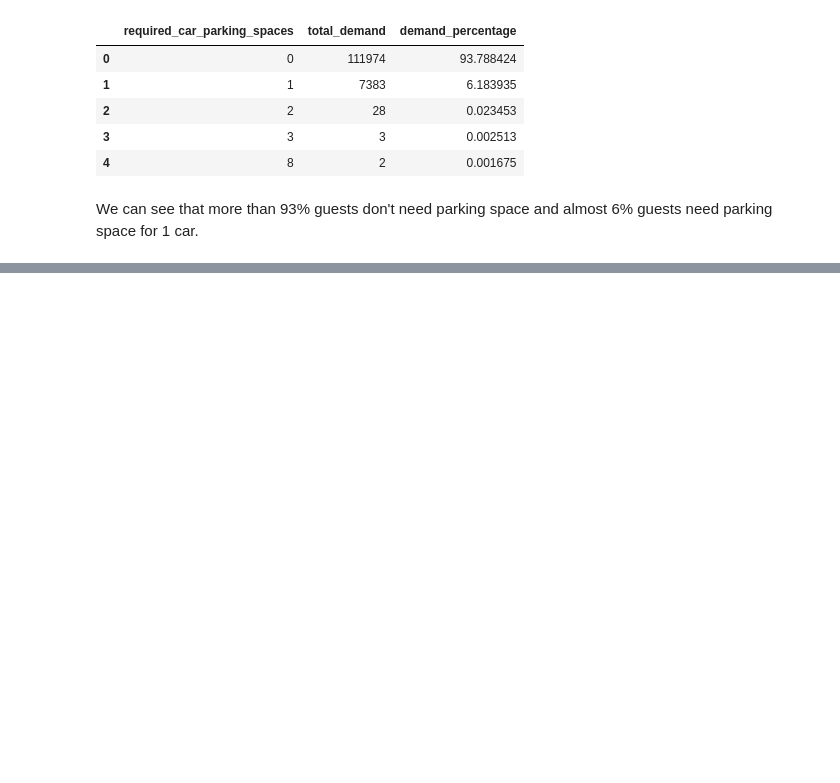
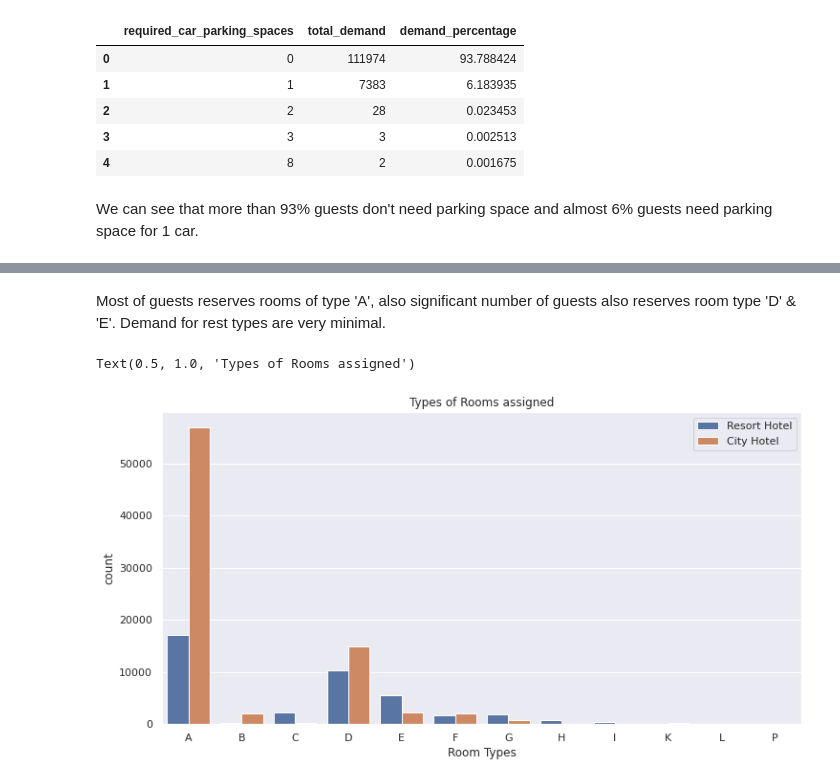
Before and after one commit to ayush9304/Hotel-Booking-Analysis-EDA, a Jupyter notebook: Hotel_Booking_Analysis_EDA.ipynb, the cells around one changed output, grey strips where cells are left out. Saved outputs shown, nothing was run; the diff lists cells and outputs as text; code cells hidden in the pictures; blank space fills up the shorter version.

```diff
--- a/Hotel_Booking_Analysis_EDA.ipynb
+++ b/Hotel_Booking_Analysis_EDA.ipynb
@@ -618,0 +634,11 @@ We can see that more than 93% guests don't need parking space and almost 6% gues
+# %% [markdown]
+Most of guests reserves rooms of type 'A', also significant number of guests also reserves room type 'D' & 'E'. Demand for rest types are very minimal.
+# %%
+plt.figure(figsize = (12,6))
+sns.countplot(x='assigned_room_type', hue='hotel', data=df, order=sorted(df['assigned_room_type'].unique()))
+plt.xlabel("Room Types")
+plt.legend(loc=1)
+plt.title("Types of Rooms assigned")
+# %% [output]
+Text(0.5, 1.0, 'Types of Rooms assigned')
+[figure, added]
```
Also changed, not shown: parts of 8 cells of this notebook.
